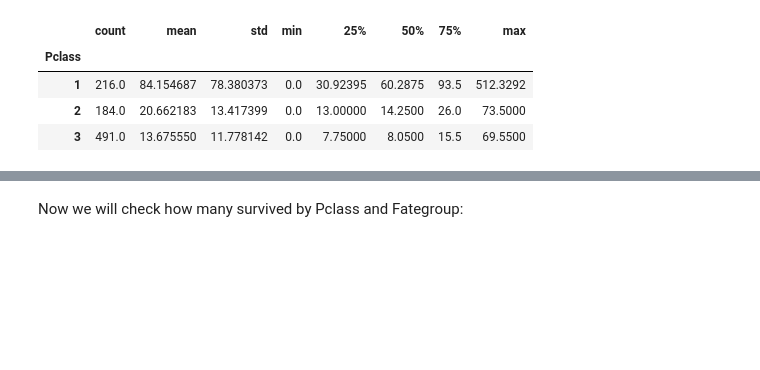
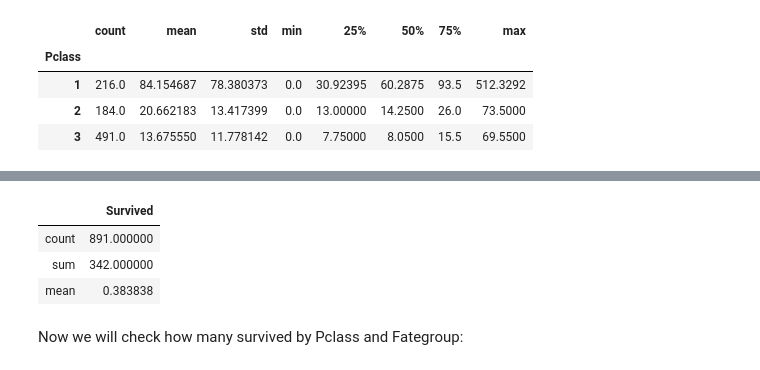
Before and after one commit to orimor2/DataScience, a Jupyter notebook: python/Python Intro 4 - Titanic-Copy1.ipynb, the cells around one changed output, grey strips where cells are left out. Drawn from its saved outputs; the diff is of its cells as text; code cells hidden in the pictures; blank space fills up the shorter version.

```diff
--- a/python/Python Intro 4 - Titanic-Copy1.ipynb
+++ b/python/Python Intro 4 - Titanic-Copy1.ipynb
@@ -371,6 +380,15 @@ byPclass['Fare'].describe()
 ### We will use the data on the desctiptive table to divide the paid fare:
 ### Those who paid more than the 75% where considered 'Overpaid',
 ### If paid less than the 25% where categorized as 'Underpaid', else 'Normal' fare
+##titanic['FareGroup'] = 'Normal'
+
+
 titanic['FareGroup'] = 'Normal'
+titanic.loc[(titanic['Pclass']==1) & (titanic['Fare']< 30.92395),'FareGroup'] = 'Low'
+titanic.loc[(titanic['Pclass']==1) & (titanic['Fare']> 93.5),'FareGroup'] = 'High'
+titanic.loc[(titanic['Pclass']==2) & (titanic['Fare']< 13.0),'FareGroup'] = 'Low'
+titanic.loc[(titanic['Pclass']==2) & (titanic['Fare']> 26.0),'FareGroup'] = 'High'
+titanic.loc[(titanic['Pclass']==3) & (titanic['Fare']< 7.75),'FareGroup'] = 'Low'
+titanic.loc[(titanic['Pclass']==3) & (titanic['Fare']> 69.5500),'FareGroup'] = 'High'
 
-....
+titanic['FareGroup']
@@ -377,3 +408,10 @@ titanic['FareGroup'] = 'Normal'
+# %%
+titanic.agg({'Survived':['count',sum,'mean']})
+# %% [output]
+|  | Survived |
+| count | 891.000000 |
+| sum | 342.000000 |
+| mean | 0.383838 |
 # %% [markdown]
 Now we will check how many survived by Pclass and Fategroup:
 # %%
```
Also changed, not shown: parts of 2 cells of this notebook, 3 other files.
